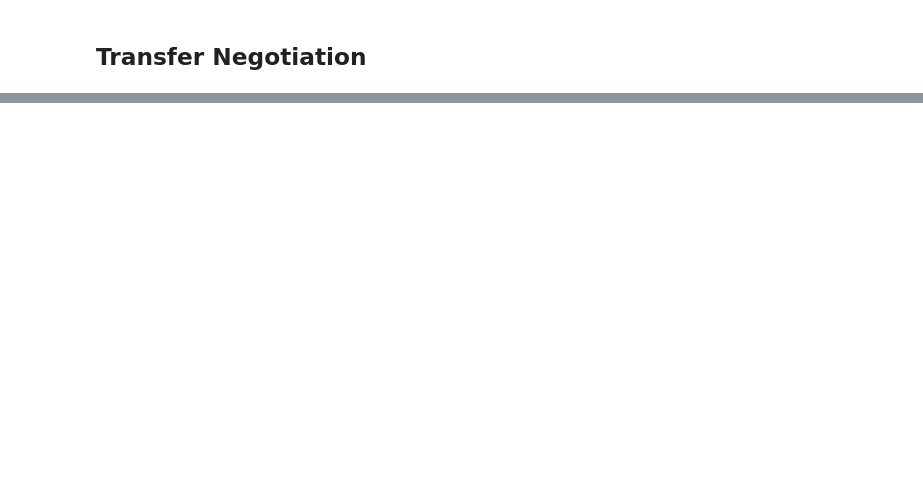
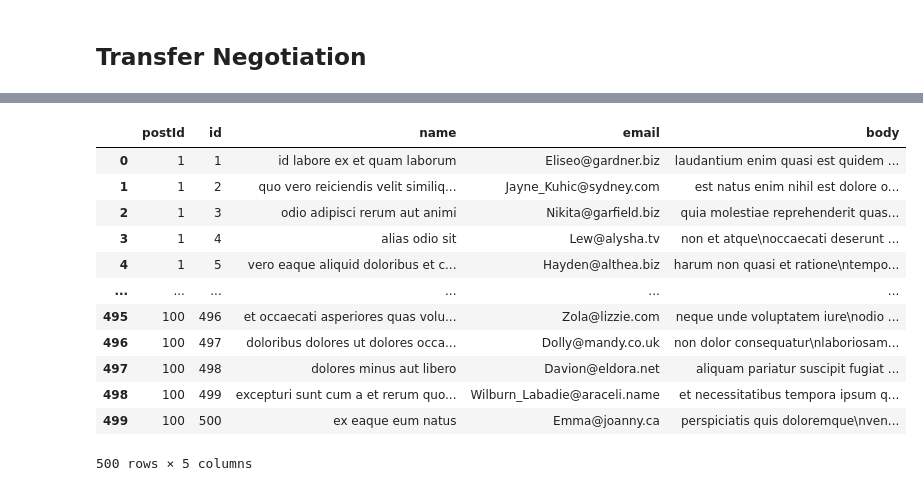
Before and after one commit to ging/ds-deployment, a Jupyter notebook: src/pull_flow_rpc.ipynb, the cells around one changed output, grey strips where cells are left out. Cells and saved outputs as stored; diff of their text form; code cells hidden in the pictures; blank space fills up the shorter version.

Commit message:
pull flow rpc

```diff
--- a/src/pull_flow_rpc.ipynb
+++ b/src/pull_flow_rpc.ipynb
@@ -102,10 +104,11 @@ data_service_id
 # %%
 url = data_space_provider + "/api/v1/catalogs/{}/datasets/{}/distributions".format(catalog_id, dataset_id)
 payload = {
-    "dcat:accessService": data_service_id
+    "dcat:accessService": data_service_id,
+    "dct:formats": "http+pull"
 }
 response = requests.request("POST", url, headers=json_header, data=json.dumps(payload))
 response_as_json = response.json()
-dataset_id = response_as_json["@id"]
-dataset_id
+distribution_id = response_as_json["@id"]
+distribution_id
 # %% [output]
@@ -126,14 +129,15 @@ payload = {
                 }
             ]
         }
+
     ],
     "obligation": [],
     "prohibition": []
 }
 response = requests.request("POST", url, headers=json_header, data=json.dumps(payload))
 response_as_json = response.json()
-policy_id = response_as_json["id"]
-target_id = response_as_json["entity"]
+policy_id = response_as_json["@id"]
+target_id = response_as_json["target"]
 print(json.dumps(response_as_json, indent=4))
 # %% [output]
 {
@@ -232,3 +238,26 @@ print(json.dumps(response_as_json, indent=2))
     "state": "OFFERED"
   }
 }
+# %%
+url = data_space_consumer + "/api/v1/negotiations/rpc/setup-request"
+payload = {
+    "providerAddress": data_space_provider,
+    "consumerPid": cn_consumer_id,
+    "providerPid": cn_provider_id,
+    "offer": {
+        "@id": policy_id,    # policy id
+        "target": target_id, # data id
+        "@type": "Offer",
+        "permission": [
+            {
+                "action": "use"
+
+            }
+        ]
+    }
+}
+response = requests.request("POST", url, headers=json_header, data=json.dumps(payload))
+response_as_json = response.json()
+cn_consumer_id = response_as_json["consumerPid"]
+cn_provider_id = response_as_json["providerPid"]
+print(json.dumps(response_as_json, indent=2))
@@ -410,3 +479,9 @@ print(json.dumps(response_as_json, indent=2))
     "state": "STARTED"
   }
 }
+# %%
+url = data_space_consumer + "/api/v1/dataplane/" + transfer_consumer_id
+response = requests.request("GET", url, headers=json_header)
+response_as_json = response.json()
+consumer_data_address = response_as_json["process_address"]["url"]
+print(json.dumps(response_as_json, indent=2))
@@ -458,3 +561,20 @@ print(json.dumps(response_as_json, indent=2))
     "state": "STARTED"
   }
 }
+# %%
+df = pd.read_json(consumer_data_address)
+df
+# %% [output]
+|  | postId | id | name | email | body |
+| 0 | 1 | 1 | id labore ex et quam laborum | Eliseo@gardner.biz | laudantium enim quasi est quidem ... |
+| 1 | 1 | 2 | quo vero reiciendis velit similiq... | Jayne_Kuhic@sydney.com | est natus enim nihil est dolore o... |
+| 2 | 1 | 3 | odio adipisci rerum aut animi | Nikita@garfield.biz | quia molestiae reprehenderit quas... |
+| 3 | 1 | 4 | alias odio sit | Lew@alysha.tv | non et atque\noccaecati deserunt ... |
+| 4 | 1 | 5 | vero eaque aliquid doloribus et c... | Hayden@althea.biz | harum non quasi et ratione\ntempo... |
+| ... | ... | ... | ... | ... | ... |
+| 495 | 100 | 496 | et occaecati asperiores quas volu... | Zola@lizzie.com | neque unde voluptatem iure\nodio ... |
+| 496 | 100 | 497 | doloribus dolores ut dolores occa... | Dolly@mandy.co.uk | non dolor consequatur\nlaboriosam... |
+| 497 | 100 | 498 | dolores minus aut libero | Davion@eldora.net | aliquam pariatur suscipit fugiat ... |
+| 498 | 100 | 499 | excepturi sunt cum a et rerum quo... | Wilburn_Labadie@araceli.name | et necessitatibus tempora ipsum q... |
+| 499 | 100 | 500 | ex eaque eum natus | Emma@joanny.ca | perspiciatis quis doloremque\nven... |
+500 rows × 5 columns
```
Also changed, not shown: parts of 26 cells of this notebook.
